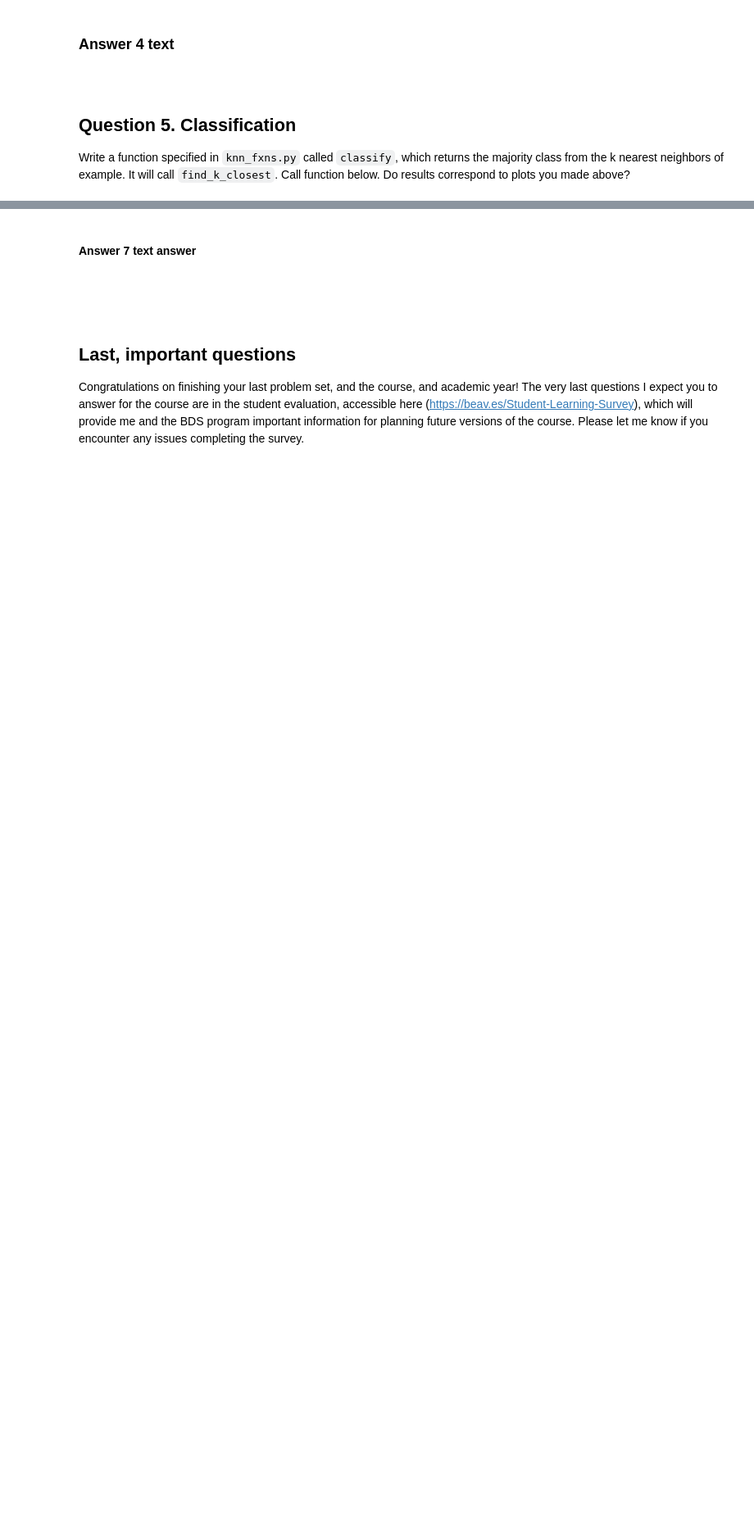
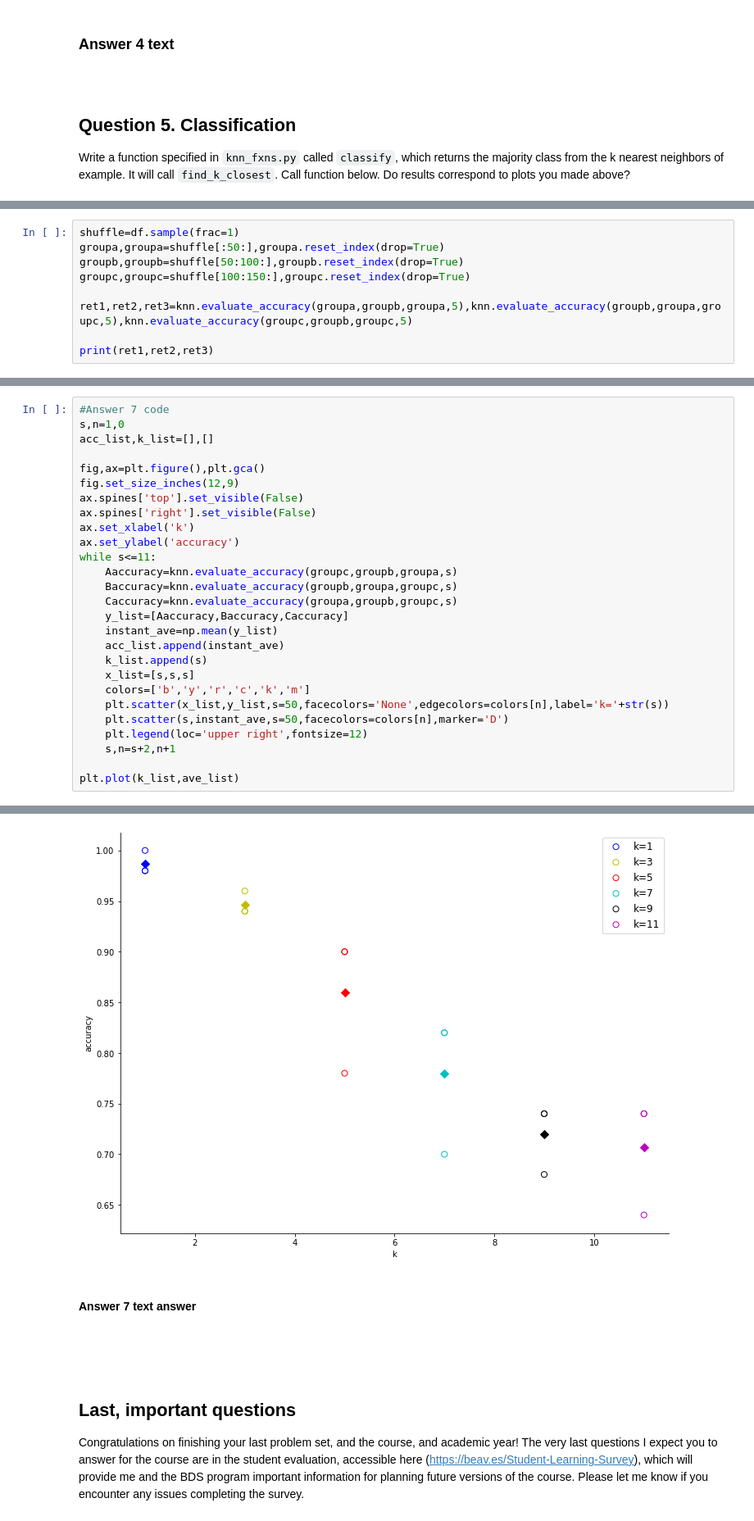
Before and after one commit to rielywhite/BDS-311-hw09, a Jupyter notebook: hw09.ipynb, the cells around one changed output, grey strips where cells are left out. Shown at 82% size. Drawn from its saved outputs; the diff is of its cells as text; blank space fills up the shorter version.

```diff
--- a/hw09.ipynb
+++ b/hw09.ipynb
@@ -260,0 +282,9 @@ Make a scatter plot, which plots `accuracy` on vertical axis, `k` on horizontal
+# %%
+shuffle=df.sample(frac=1)
+groupa,groupa=shuffle[:50:],groupa.reset_index(drop=True)
+groupb,groupb=shuffle[50:100:],groupb.reset_index(drop=True)
+groupc,groupc=shuffle[100:150:],groupc.reset_index(drop=True)
+
+ret1,ret2,ret3=knn.evaluate_accuracy(groupa,groupb,groupa,5),knn.evaluate_accuracy(groupb,groupa,groupc,5),knn.evaluate_accuracy(groupc,groupb,groupc,5)
+
+print(ret1,ret2,ret3)
@@ -260,0 +298,28 @@ Make a scatter plot, which plots `accuracy` on vertical axis, `k` on horizontal
+# %%
+#Answer 7 code
+s,n=1,0
+acc_list,k_list=[],[]
+
+fig,ax=plt.figure(),plt.gca()
+fig.set_size_inches(12,9)
+ax.spines['top'].set_visible(False)
+ax.spines['right'].set_visible(False)
+ax.set_xlabel('k')
+ax.set_ylabel('accuracy')
+while s<=11:
+    Aaccuracy=knn.evaluate_accuracy(groupc,groupb,groupa,s)
+    Baccuracy=knn.evaluate_accuracy(groupb,groupa,groupc,s)
+    Caccuracy=knn.evaluate_accuracy(groupa,groupb,groupc,s)
+    y_list=[Aaccuracy,Baccuracy,Caccuracy]
+    instant_ave=np.mean(y_list)
+    acc_list.append(instant_ave)
+    k_list.append(s)
+    x_list=[s,s,s]
+    colors=['b','y','r','c','k','m']
+    plt.scatter(x_list,y_list,s=50,facecolors='None',edgecolors=colors[n],label='k='+str(s))
+    plt.scatter(s,instant_ave,s=50,facecolors=colors[n],marker='D')
+    plt.legend(loc='upper right',fontsize=12)
+    s,n=s+2,n+1
+
+plt.plot(k_list,ave_list)
+# %% [output]
@@ -261,3 +327,4 @@ Make a scatter plot, which plots `accuracy` on vertical axis, `k` on horizontal
+[figure, added]
 # %% [markdown]
 #### Answer 7 text answer
 <br><br>
```
Also changed, not shown: parts of 13 cells of this notebook.
